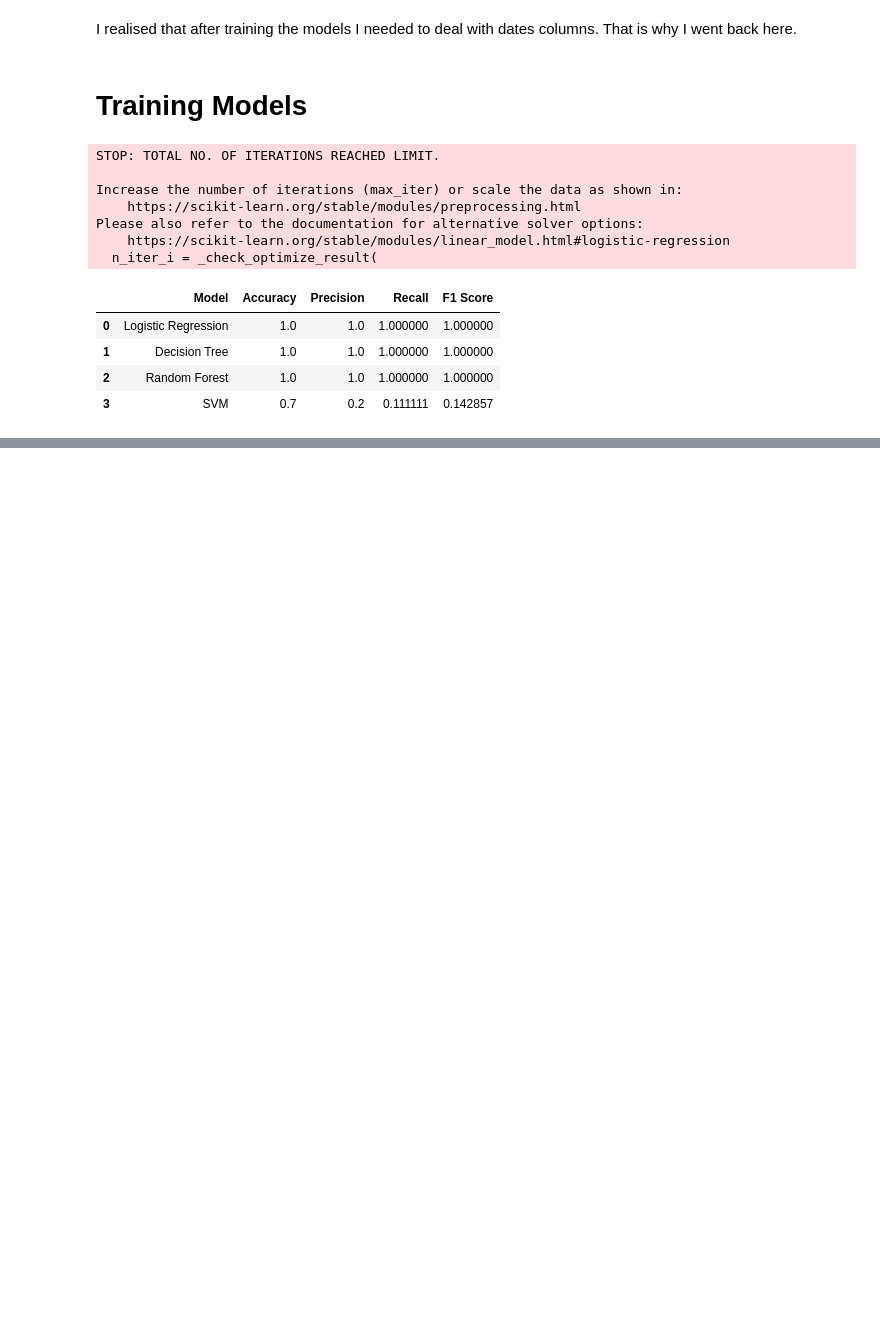
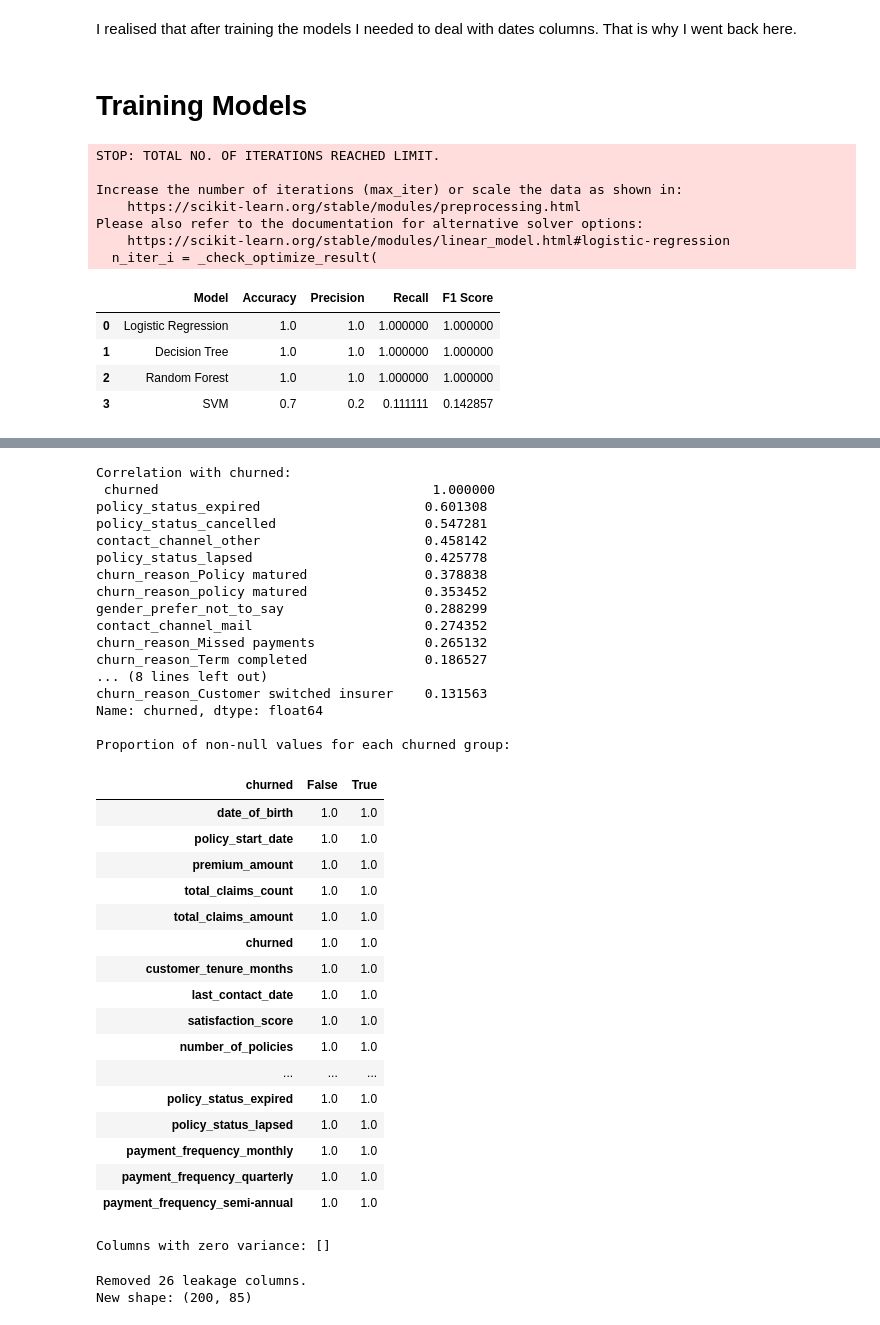
Before and after one commit to AlfredXNet/Customer-Churn-Prediction-App, a Jupyter notebook: notebooks/Customer_Churn_Prediction_App.ipynb, the cells around one changed output, grey strips where cells are left out. Cells and saved outputs as stored; diff of their text form; code cells hidden in the pictures; blank space fills up the shorter version.

```diff
--- a/notebooks/Customer_Churn_Prediction_App.ipynb
+++ b/notebooks/Customer_Churn_Prediction_App.ipynb
@@ -364,0 +446,66 @@ Please also refer to the documentation for alternative solver options:
+# %%
+# Step 1: Check correlation of numerical and boolean features with churned
+correlations = df_encoded.corr(numeric_only=True)['churned'].sort_values(ascending=False)
+print("Correlation with churned:\n", correlations.head(20))
+
+# Step 2: Check for features that exist only for churned customers (potential leakage)
+leakage_check = df_encoded.groupby('churned').apply(lambda x: x.notnull().mean())
+print("\nProportion of non-null values for each churned group:")
+display(leakage_check.T.head(20))
+
+# Step 3: Check if any feature columns have 0 variance in one class
+zero_var_cols = []
+for col in df_encoded.columns:
+    if df_encoded[col].nunique() == 1:
+        zero_var_cols.append(col)
+
+print(f"\nColumns with zero variance: {zero_var_cols}")
+# %% [output]
+Correlation with churned:
+ churned                                   1.000000
+policy_status_expired                     0.601308
+policy_status_cancelled                   0.547281
+contact_channel_other                     0.458142
+policy_status_lapsed                      0.425778
+churn_reason_Policy matured               0.378838
+churn_reason_policy matured               0.353452
+gender_prefer_not_to_say                  0.288299
+contact_channel_mail                      0.274352
+churn_reason_Missed payments              0.265132
+churn_reason_Term completed               0.186527
+... (8 lines left out)
+churn_reason_Customer switched insurer    0.131563
+Name: churned, dtype: float64
+
+Proportion of non-null values for each churned group:
+| churned | False | True |
+| date_of_birth | 1.0 | 1.0 |
+| policy_start_date | 1.0 | 1.0 |
+| premium_amount | 1.0 | 1.0 |
+| total_claims_count | 1.0 | 1.0 |
+| total_claims_amount | 1.0 | 1.0 |
+| churned | 1.0 | 1.0 |
+| customer_tenure_months | 1.0 | 1.0 |
+| last_contact_date | 1.0 | 1.0 |
+| satisfaction_score | 1.0 | 1.0 |
+| number_of_policies | 1.0 | 1.0 |
+| ... | ... | ... |
+| policy_status_expired | 1.0 | 1.0 |
+| policy_status_lapsed | 1.0 | 1.0 |
+| payment_frequency_monthly | 1.0 | 1.0 |
+| payment_frequency_quarterly | 1.0 | 1.0 |
+| payment_frequency_semi-annual | 1.0 | 1.0 |
+Columns with zero variance: []
+# %%
+# Drop leakage columns
+leakage_cols = [col for col in df_encoded.columns if col.startswith('policy_status_')
+                or col.startswith('churn_reason_')
+                or col in ['churn_date']]
+
+df_no_leakage = df_encoded.drop(columns=leakage_cols, errors='ignore')
+
+print(f"Removed {len(leakage_cols)} leakage columns.")
+print(f"New shape: {df_no_leakage.shape}")
+# %% [output]
+Removed 26 leakage columns.
+New shape: (200, 85)
```
Also changed, not shown: parts of 8 cells of this notebook.
